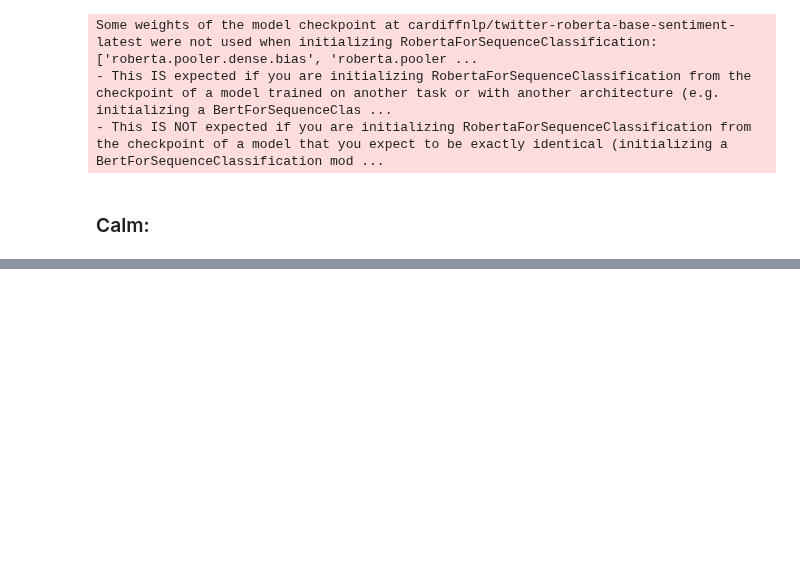
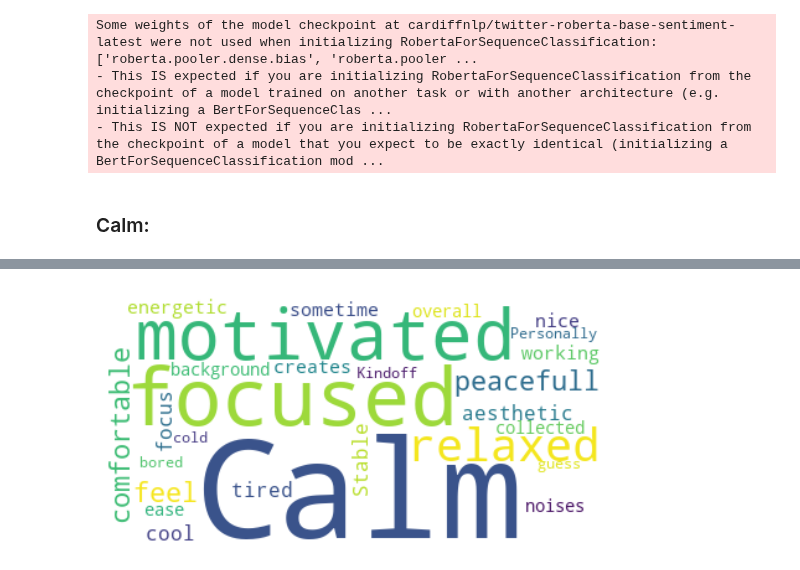
Before and after one commit to shrutirao94/language-comfort-emotions, a Jupyter notebook: sentiment-analysis.ipynb, the cells around one changed output, grey strips where cells are left out. Drawn from its saved outputs; the diff is of its cells as text; code cells hidden in the pictures; blank space fills up the shorter version.

```diff
--- a/sentiment-analysis.ipynb
+++ b/sentiment-analysis.ipynb
@@ -485,0 +468,13 @@ df[df.aspects.astype(bool)]
+# %%
+def generate_wordcloud():
+    df['aspects'] = [''.join(map(str, l)) for l in df['aspects']]
+    df['aspects'].str.cat(sep=' ')
+    wordcloud = WordCloud(background_color="white").generate(df['aspects'].str.cat(sep=' '))
+
+    plt.imshow(wordcloud, interpolation='bilinear')
+    plt.axis("off")
+    plt.show()
+# %%
+generate_wordcloud()
+# %% [output]
+[figure, added]
```
Also changed, not shown: parts of 4 cells of this notebook.
